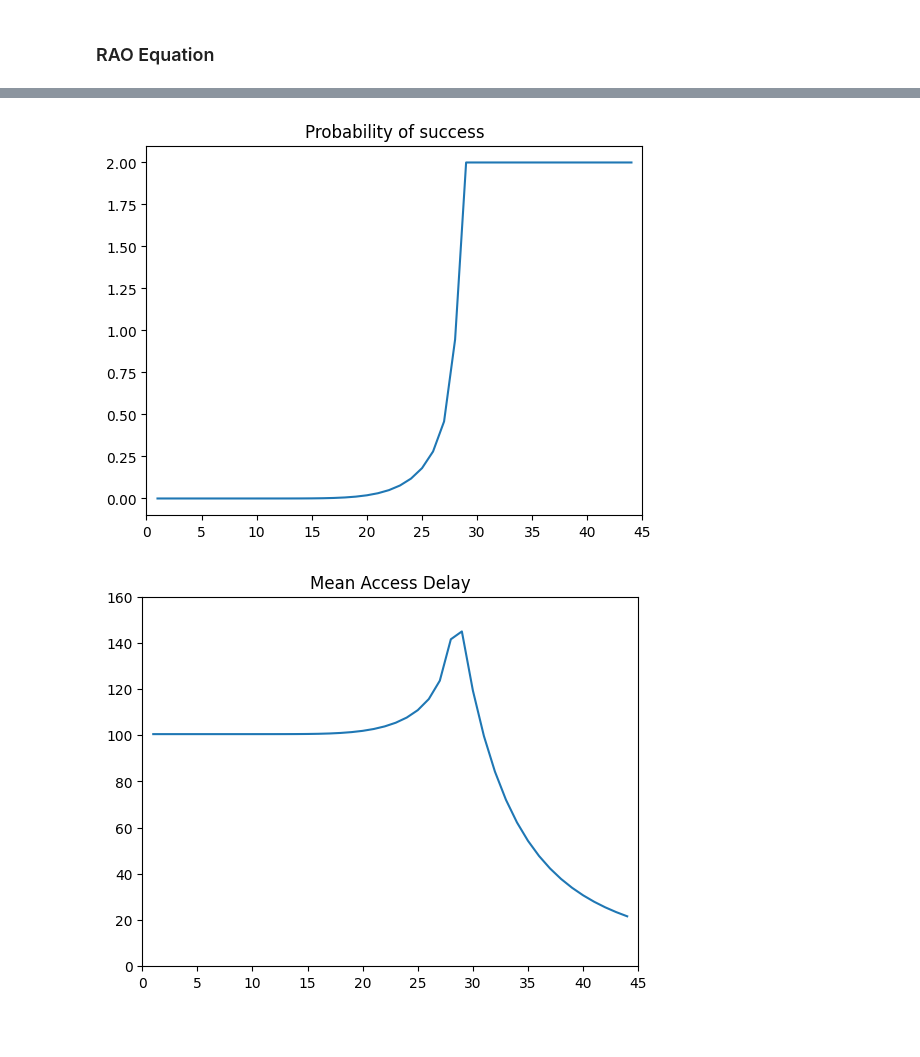
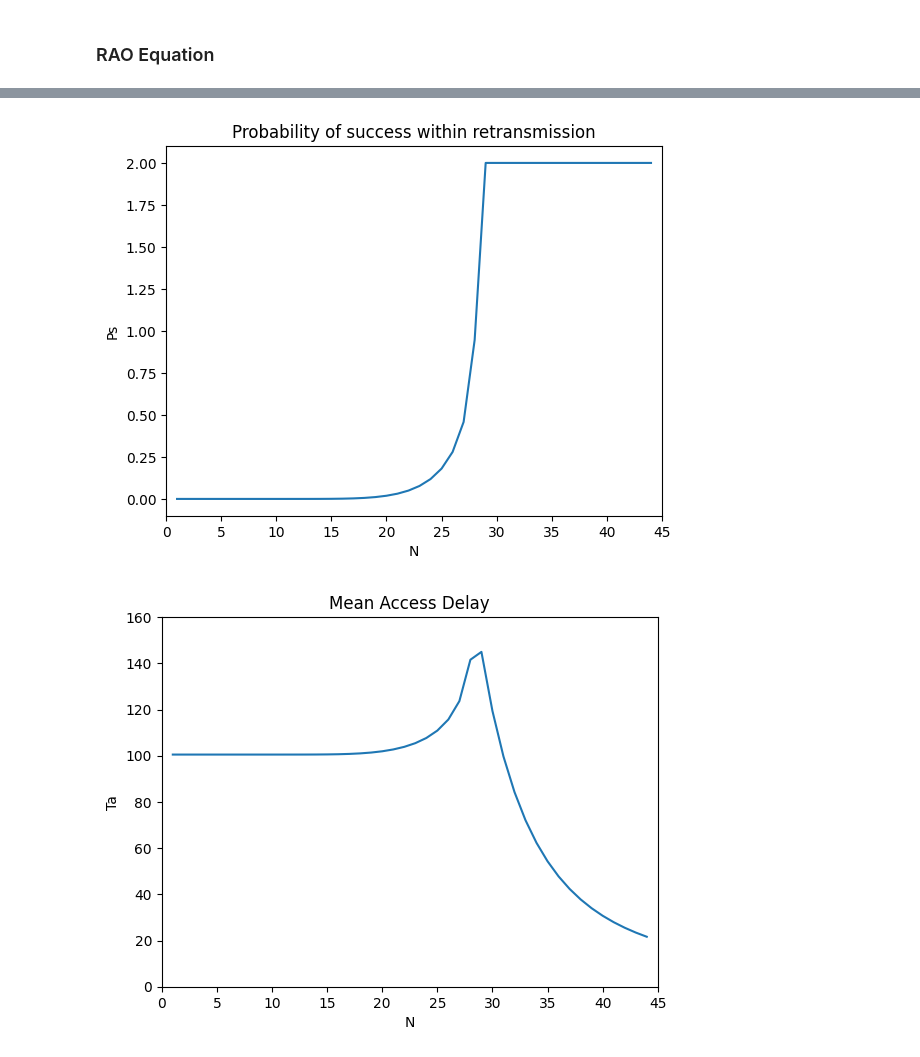
Before and after one commit to bmw-ece-ntust/internship, a Jupyter notebook: Study Notes/One Shot RA/simulation.ipynb, the cells around one changed output, grey strips where cells are left out. Saved outputs shown, nothing was run; the diff lists cells and outputs as text; code cells hidden in the pictures; blank space fills up the shorter version.

```diff
--- a/Study Notes/One Shot RA/simulation.ipynb
+++ b/Study Notes/One Shot RA/simulation.ipynb
@@ -66,11 +66,11 @@ for N in [3]:
 
     # Plotting
     plt.title('Plot Performance Metric Approximation')
-    plt.plot(normalized_K, normalized_NSi1, label='Equation 4')
-    plt.plot(normalized_K, normalized_NCi1, label='Equation 5')
+    plt.plot(normalized_K, normalized_NSi1, label='Success Probability')
+    plt.plot(normalized_K, normalized_NCi1, label='Collision Probability')
     plt.xlim(0, 10)  # Set x-axis limits
-    plt.xlabel('K/N')  # x-axis label
-    plt.ylabel('Metric Value / N')  # y-axis label
+    plt.xlabel('M/N')  # x-axis label
+    plt.ylabel('RAOs / N')  # y-axis label
     plt.legend()  # Show legend
     plt.show()  # Display plot
 # %% [output]
@@ -96,21 +96,27 @@ for i in input_list:
         collision_probability_i = collisionP(n_collide, i_max, i)
         collision_probability_list[i-1] = collision_probability_i
 # %%
-plt.title('Probability of success')
+plt.title('Probability of success within retransmission')
 plt.xlim(0,45)
 plt.plot(input_list, success_probability_list, label='Equation 6')
+plt.xlabel('N')  # x-axis label
+plt.ylabel('Ps')  # y-axis label
 plt.show()
 
 plt.title('Mean Access Delay')
 plt.xlim(0,45)
 plt.ylim(0,160)
+plt.xlabel('N')  # x-axis label
+plt.ylabel('Ta')  # y-axis label
 plt.plot(input_list, mean_access_delay_list, label='Equation 6')
 plt.show()
 
 plt.title('Collision Probability')
 plt.xlim(0,45)
+plt.xlabel('N')  # x-axis label
+plt.ylabel('Pc')  # y-axis label
 plt.plot(input_list, collision_probability_list, label='Equation 6')
 plt.show()
 # %% [output]
-[figure, old version]
+[figure, new version]
-[figure, old version]
+[figure, new version]
```
Also changed, not shown: parts of 2 cells of this notebook, 3 other files.
